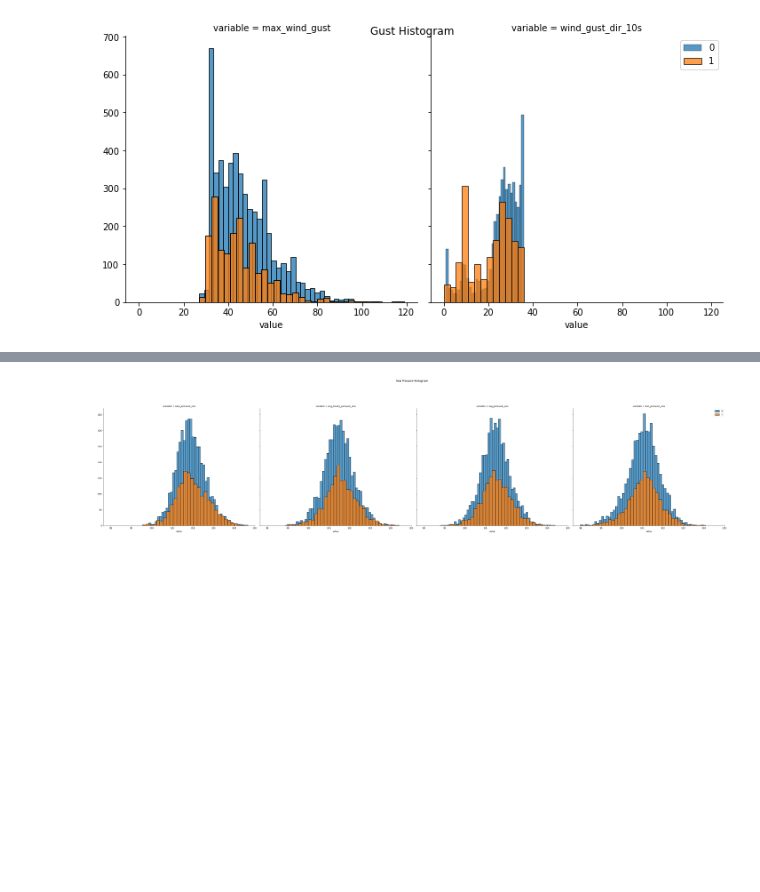
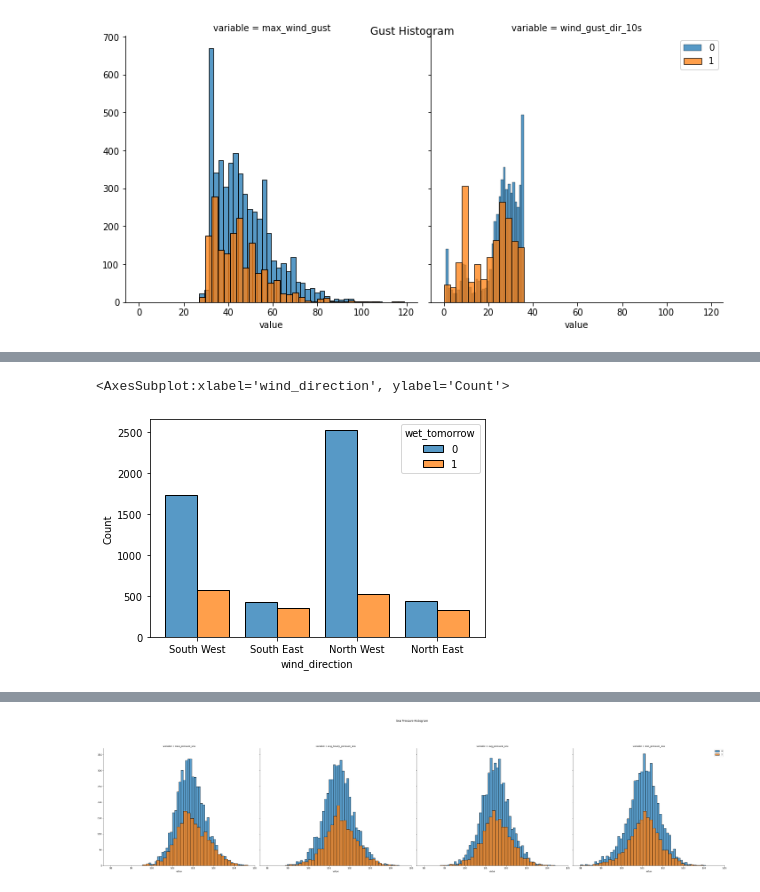
Before and after one commit to sampso29/Toronto-Rain-Prediction-, a Jupyter notebook: Final - Toronto Rain Prediction (Updated Notebook - Project Recommendations).ipynb, the cells around one changed output, grey strips where cells are left out. Cells and saved outputs as stored; diff of their text form; code cells hidden in the pictures; blank space fills up the shorter version.

```diff
--- a/Final - Toronto Rain Prediction (Updated Notebook - Project Recommendations).ipynb
+++ b/Final - Toronto Rain Prediction (Updated Notebook - Project Recommendations).ipynb
@@ -805,0 +860,7 @@ Lastly, it is very clear that rainy days are more likely to occur the next day w
+# %%
+directons_df = data_reduced[['date', 'wet_tomorrow','wind_gust_dir_10s']]
+# extract the north and east directions from the data
+directons_df = get_direction(directons_df)
+# extract a column that tells us if a day has no rain, this will be summed later
+#directons_df['not_wet'] = directons_df['wet_tomorrow'].replace({0:1, 1:0})
+directons_df
@@ -805,0 +881,5 @@ Lastly, it is very clear that rainy days are more likely to occur the next day w
+# %%
+sns.histplot(x='wind_direction', hue='wet_tomorrow', multiple='dodge', shrink=.8, data=directons_df)
+# %% [output]
+<AxesSubplot:xlabel='wind_direction', ylabel='Count'>
+[figure, added]
```
Also changed, not shown: parts of 14 cells of this notebook.
